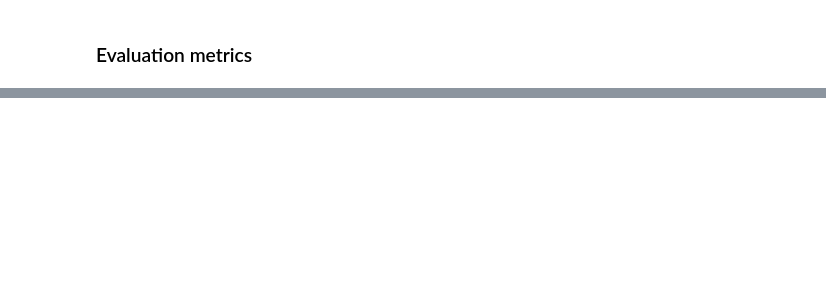
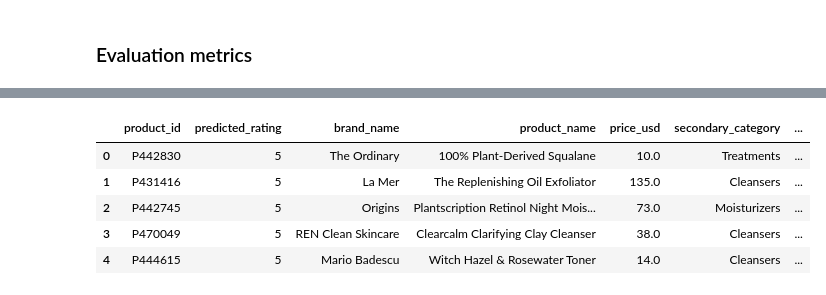
Before and after one commit to jayce04/AI-Assignment, a Jupyter notebook: contentbased.ipynb, the cells around one changed output, grey strips where cells are left out. Cells and saved outputs as stored; diff of their text form; code cells hidden in the pictures; blank space fills up the shorter version.

Commit message:
combine collab, content

```diff
--- a/contentbased.ipynb
+++ b/contentbased.ipynb
@@ -39,3 +23,12 @@ print(products_df.head()) # for checking purpose
+# %%
+import pandas as pd
+
+products_df = pd.read_csv('dataset/product_info.csv')
+reviews1 = pd.read_csv('dataset/reviews_0-250.csv')
+reviews2 = pd.read_csv('dataset/reviews_250-500.csv')
+reviews3 = pd.read_csv('dataset/reviews_500-750.csv')
+reviews4 = pd.read_csv('dataset/reviews_750-1250.csv')
+reviews5 = pd.read_csv('dataset/reviews_1250-end.csv')
 # %% [markdown]
 ### Filter Skincare Product only in primary_category, secondary_category, and tertiary_category columns
 (remove makeup, fragrance, bath&body, hair, teeth, supplement, etc products)
@@ -482,0 +495,6 @@ genius ultimate anti-aging cream algenist skinc...
+# %%
+reviews_df = merged_reviews_df[['author_id', 'product_id', 'product_name', 'brand_name','rating', 'skin_type']]
+
+df_review = reviews_df.merge(skincare_products_df[['product_id', 'price_usd', 'secondary_category', 'tertiary_category']],
+                            on='product_id', how='left')
+print(df_review.info())
@@ -482,0 +529,3 @@ genius ultimate anti-aging cream algenist skinc...
+# %%
+df_review = df_review.drop_duplicates(subset=['author_id', 'product_id'], keep='last')
+df_review.shape
@@ -482,0 +551,2 @@ genius ultimate anti-aging cream algenist skinc...
+# %%
+df_review['skin_type'] = df_review['skin_type'].str.lower().fillna('unknown')
@@ -777,0 +1001,66 @@ RMSE: 0.6966
+# %%
+
+# User profile and top-N recommendations
+def get_user_profile_and_recommendations(model, trainset, user_id, n, df_collaborative):
+    try:
+        # Verify user exists
+        if user_id not in df_collaborative['author_id'].values:
+            raise ValueError(f"User {user_id} not found in the dataset.")
+
+        inner_uid = trainset.to_inner_uid(user_id)
+
+        # User profile
+        user_data = df_collaborative[df_collaborative['author_id'] == user_id]
+        total_reviews = len(user_data)
+        avg_rating = user_data['rating'].mean()
+        skin_type = user_data['skin_type'].mode().iloc[0] if not user_data['skin_type'].isna().all() else "Unknown"
+        favorite_brands = user_data['brand_name'].value_counts().head(3).index.tolist()
+
+        # Top-N recommendations
+        all_items = set(trainset.all_items())
+        rated_items = set(iid for (iid, _) in trainset.ur[inner_uid])
+        unrated_items = [trainset.to_raw_iid(iid) for iid in all_items - rated_items]
+
+        if not unrated_items:
+            raise ValueError(f"No unrated items available for user {user_id}.")
+
+        preds = [model.predict(user_id, iid) for iid in unrated_items]
+        top_n = sorted(preds, key=lambda x: x.est, reverse=True)[:n]
+
+        # Merge with product details
+        recommendations = [(pred.iid, pred.est) for pred in top_n]
+        rec_df = pd.DataFrame(recommendations, columns=['product_id', 'predicted_rating'])
+        rec_df = rec_df.merge(
+            df_collaborative[['product_id', 'brand_name', 'product_name', 'price_usd', 'secondary_category', 'tertiary_category']].drop_duplicates(),
+            on='product_id',
+            how='left'
+        )
+        rec_df['predicted_rating'] = rec_df['predicted_rating'].clip(1, 5).round(1)
+        rec_df['price_usd'] = rec_df['price_usd'].round(1)
+
+        # Format output
+        print(f"\nTesting SVD:\n")
+        print(f"👤 USER PROFILE: {user_id}")
+        print("=" * 50)
+        print(f"📊 Total Reviews: {total_reviews}")
+        print(f"⭐ Average Rating Given: {avg_rating:.2f}")
+        print(f"🧴 Skin Type: {skin_type}")
+        print(f"❤️ Favorite Brands: {', '.join(favorite_brands) if favorite_brands else 'None'}")
+        print(f"\n🔍 Finding recommendations for user: {user_id}")
+        print(f"📊 User has rated {total_reviews} products")
+        print(f"\nTop-{n} Recommendations for User ID: {user_id} (SVD model)")
+        if not rec_df.empty:
+            print(rec_df[['brand_name', 'product_name', 'price_usd', 'secondary_category', 'tertiary_category', 'predicted_rating']].to_string(index=False))
+        else:
+            print(f"No recommendations generated for user {user_id}.")
+
+        return rec_df
+    except ValueError as e:
+        print(f"Error: {e}")
+        return pd.DataFrame(columns=['product_id', 'brand_name', 'product_name', 'price_usd', 'secondary_category', 'tertiary_category', 'predicted_rating'])
+
+# Test with user ID and top-N
+sample_user = '1238130325'
+top_n = 5
+get_user_profile_and_recommendations(best_svd, trainset, sample_user, top_n, df_collaborative)
+# %% [output]
@@ -777,0 +1086,6 @@ RMSE: 0.6966
+|  | product_id | predicted_rating | brand_name | product_name | price_usd | secondary_category | ... |
+| 0 | P442830 | 5 | The Ordinary | 100% Plant-Derived Squalane | 10.0 | Treatments | ... |
+| 1 | P431416 | 5 | La Mer | The Replenishing Oil Exfoliator | 135.0 | Cleansers | ... |
+| 2 | P442745 | 5 | Origins | Plantscription Retinol Night Mois... | 73.0 | Moisturizers | ... |
+| 3 | P470049 | 5 | REN Clean Skincare | Clearcalm Clarifying Clay Cleanser | 38.0 | Cleansers | ... |
+| 4 | P444615 | 5 | Mario Badescu | Witch Hazel & Rosewater Toner | 14.0 | Cleansers | ... |
```
Also changed, not shown: parts of 26 cells of this notebook, 1 other file.
